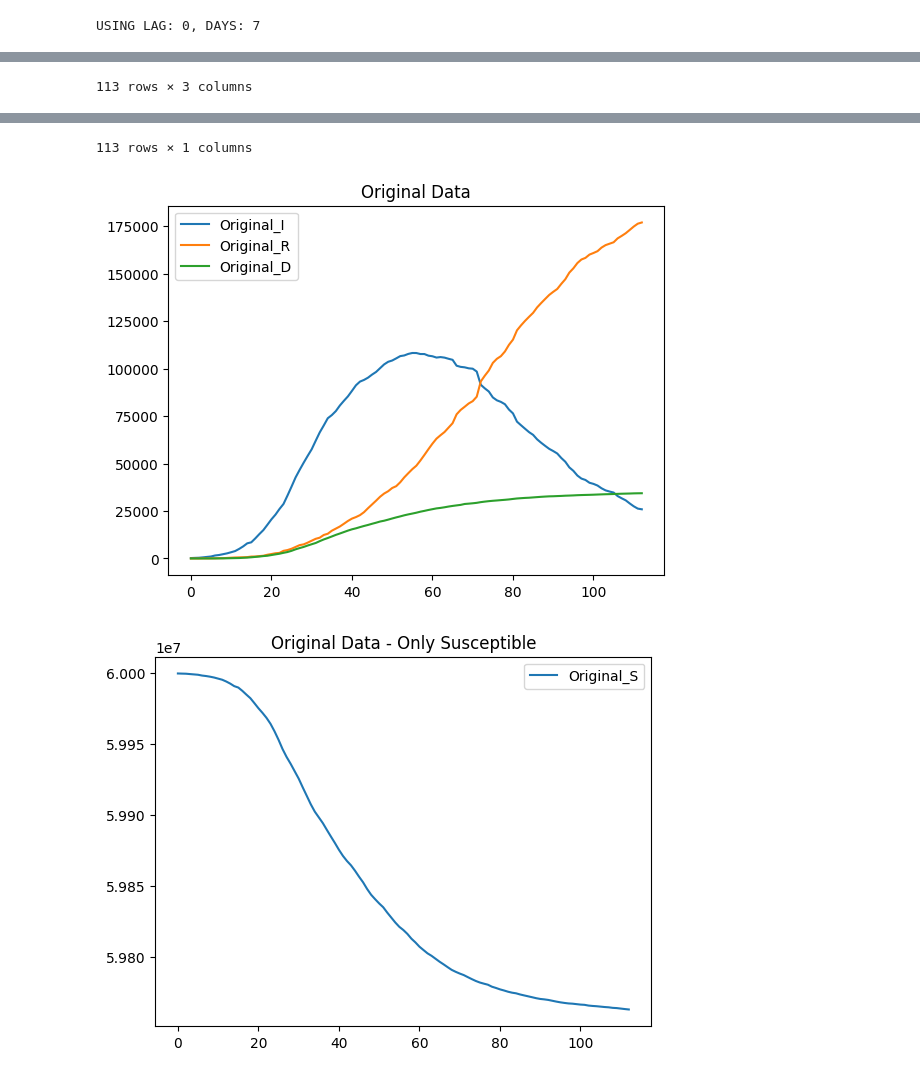
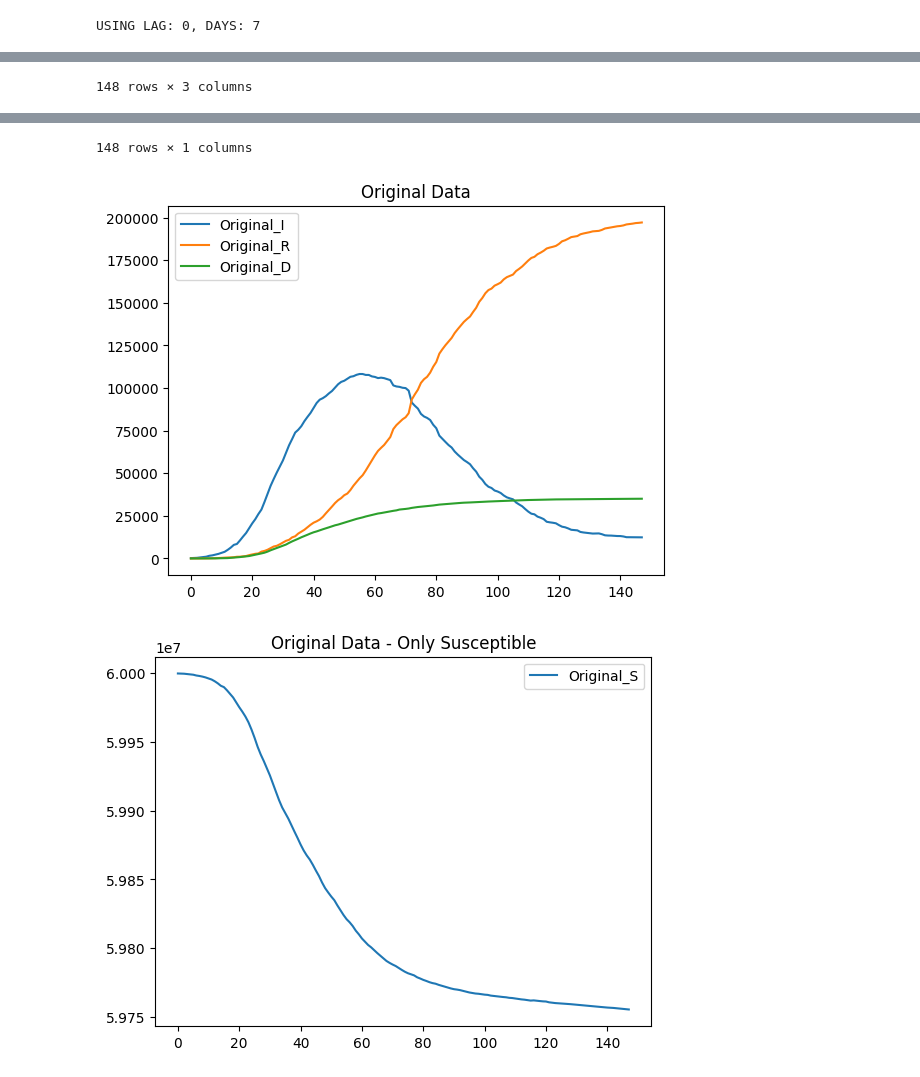
Before and after one commit to Thomas2710/Epidemic-modelling, a Jupyter notebook: epidemic_modelling/sird_playground.ipynb, the cells around one changed output, grey strips where cells are left out. Cells and saved outputs as stored; diff of their text form; code cells hidden in the pictures.

Commit message:
feat: pso with lstm

```diff
--- a/epidemic_modelling/sird_playground.ipynb
+++ b/epidemic_modelling/sird_playground.ipynb
@@ -12,6 +12,7 @@ Given the following equations of the SIRD model
 
 Given the initial conditions: *population, cases, deaths, recovered* and *Basic reproductive rate (R0), Mortality rate ratio (M), Average infectios period (P)* it is possible to compute the correspondent ODEs and then obtain the *S, I, R, D* params
 # %%
+from epidemic_modelling.pso import LSTMConfig
 from sird_base_model import SIRD
 import matplotlib.pyplot as plt
 import pandas as pd
@@ -20,8 +21,9 @@ from pso import MyPSO, BaselineConfig, TimeVaryingConfig
 class ExperimentType:
     BASELINE = 0
     TIME_VARYING = 1
+    LSTM = 2
 
-Experiment_type = ExperimentType.TIME_VARYING
+Experiment_type = ExperimentType.LSTM
 # Experiment_type = ExperimentType.BASELINE
 
 if Experiment_type == ExperimentType.BASELINE:
@@ -29,7 +31,7 @@ if Experiment_type == ExperimentType.BASELINE:
 elif Experiment_type == ExperimentType.TIME_VARYING:
     config = TimeVaryingConfig()
 else:
-    raise ValueError("Invalid Experiment Type")
+    config = LSTMConfig()
 
 DAYS = config.DAYS
 LAG = config.LAG
@@ -63,7 +65,7 @@ if Experiment_type == ExperimentType.BASELINE:
 elif Experiment_type == ExperimentType.TIME_VARYING:
     row_interval = slice(LAG,(DAYS*config.SEGMENTS)+LAG+1)
 else:
-    raise ValueError("Invalid Experiment Type")
+    row_interval = slice(LAG,(DAYS*config.SEGMENTS)+LAG+1)
 original_df = df.iloc[row_interval, 1:4]
 # Rename columns
 original_df.columns = ['Original_I', 'Original_R', 'Original_D']
@@ -92,4 +94,4 @@ if USE_SUSCEPTIBLE:
-113 rows × 3 columns
+148 rows × 3 columns
 |  | Original_S |
 | 0 | 59999771 |
 | 1 | 59999678 |
@@ -105,6 +107,6 @@ if USE_SUSCEPTIBLE:
-113 rows × 1 columns
+148 rows × 1 columns
-[figure, old version]
+[figure, new version]
-[figure, old version]
+[figure, new version]
 # %%
 # Computing SIRD values using SIRD model + PSO obtained params
 
```
Also changed, not shown: parts of 8 cells of this notebook, 7 other files.
